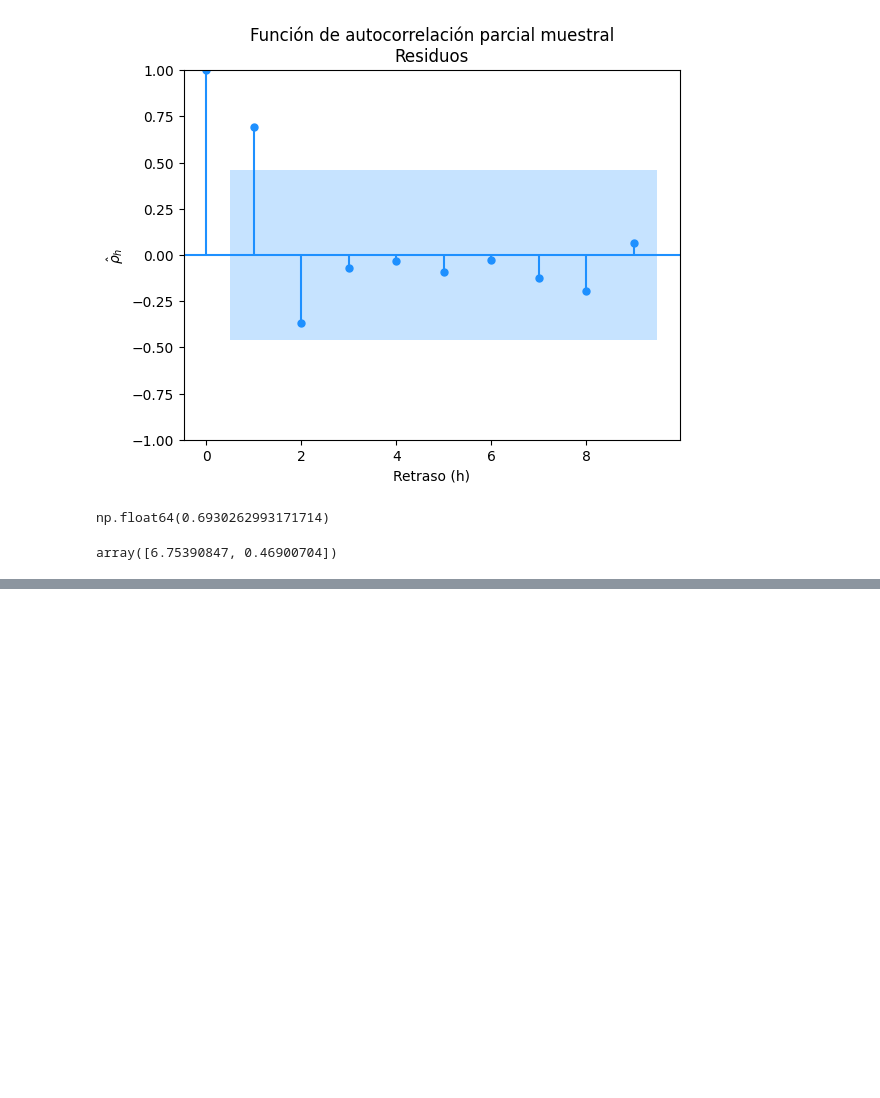
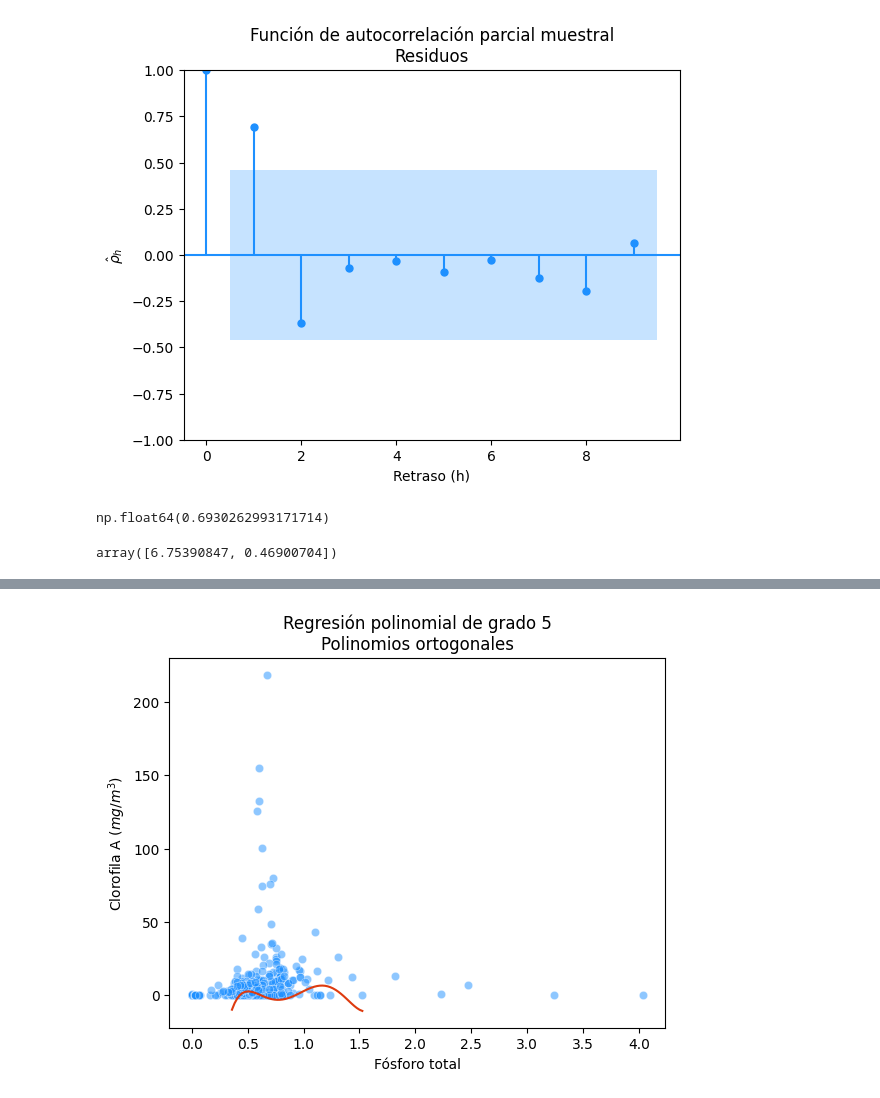
Before and after one commit to Alan-Rojas/School-Notes, a Jupyter notebook: Num_Analysis/M2/notebooks/M2_notes.ipynb, the cells around one changed output, grey strips where cells are left out. Drawn from its saved outputs; the diff is of its cells as text; code cells hidden in the pictures; blank space fills up the shorter version.

```diff
--- a/Num_Analysis/M2/notebooks/M2_notes.ipynb
+++ b/Num_Analysis/M2/notebooks/M2_notes.ipynb
@@ -476,0 +592,46 @@ plt.show()
+# %%
+def poly(x, p):
+    '''
+    Calcula una matriz con los polinomios ortogonales
+    para x desde el grado 1 al grado especificado.
+
+    Parámetros
+    ----------
+    x: np.array
+        Arreglo con valores del predictor.
+    p: int
+        Grado máximo del polinomio. Debe ser menor al
+        número de observaciones únicas.
+
+    Output
+    ------
+    X_transformed: np.array
+        Matriz con la transformación polinomial.
+    '''
+
+    ## Construimos las columnas con las potencias
+    X = np.column_stack([np.pow(x, k) for k in range(p+1)])
+
+    ## Obtenemos la descomposición QR
+    ## Las columnas de la matriz Q excepto
+    ## la primera serán los polinomios ortogonales
+    X_transformed = np.linalg.qr(X)[0][:,1:]
+
+    return X_transformed
+# %%
+Z5_ortho = poly(p_tot, 5)
+
+beta_hat_ortho = np.linalg.solve(Z5_ortho.T @ Z5_ortho, Z5_ortho.T @ y)
+# %%
+Z5_grid = poly(grid, 5)
+
+y_hat_ortho = Z5_grid @ beta_hat_ortho
+# %%
+sns.scatterplot(data = data, x = "p_tot", y = "clorof_a", color = "dodgerblue", alpha = 0.5)
+sns.lineplot(x = grid, y = y_hat_ortho, color = "#de3b0f")
+plt.xlabel("Fósforo total")
+plt.ylabel(r"Clorofila A ($mg/m^{3}$)")
+plt.title("Regresión polinomial de grado 5\nPolinomios ortogonales")
+plt.show();
+# %% [output]
+[figure, added]
```
Also changed, not shown: parts of 29 cells of this notebook, 1 other file.
